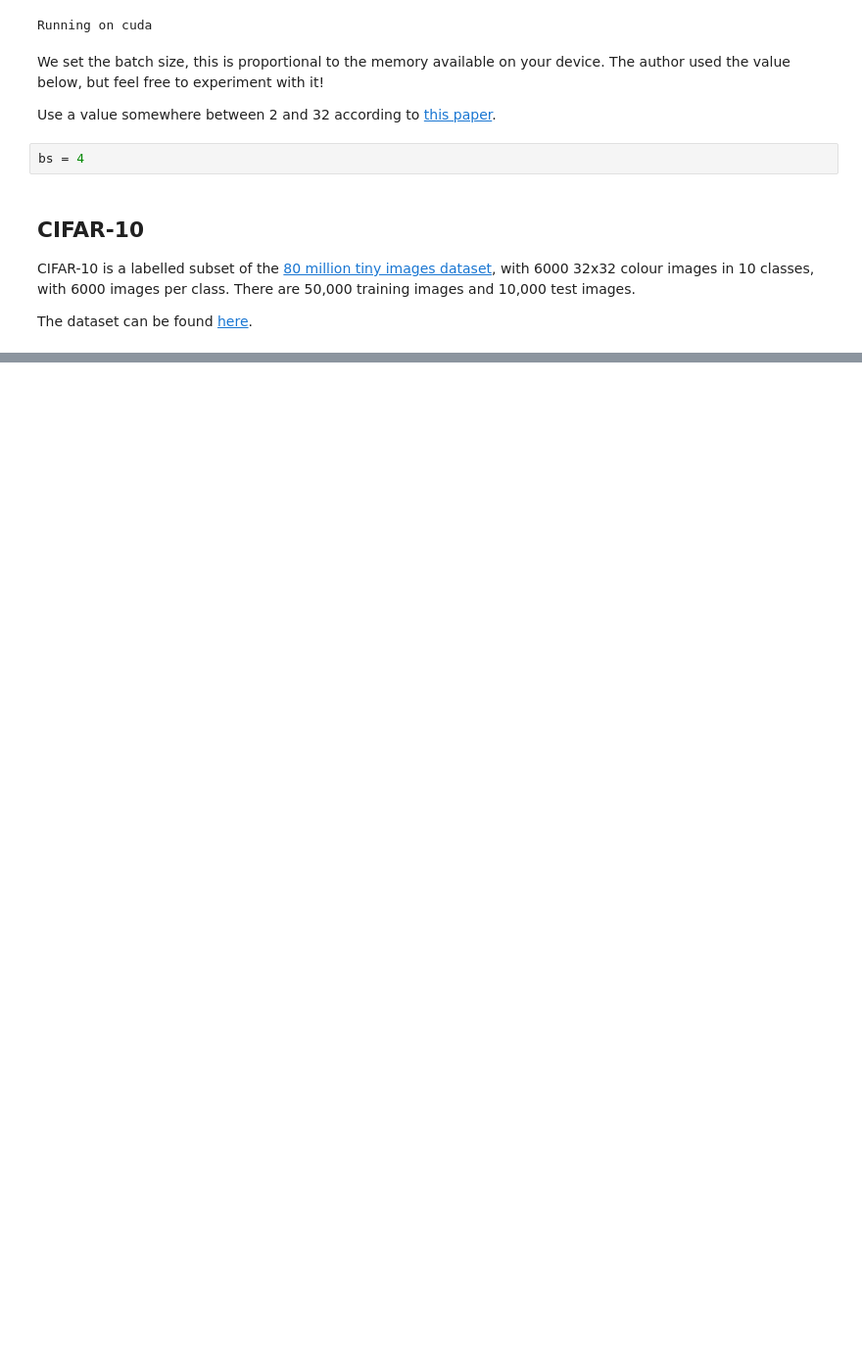
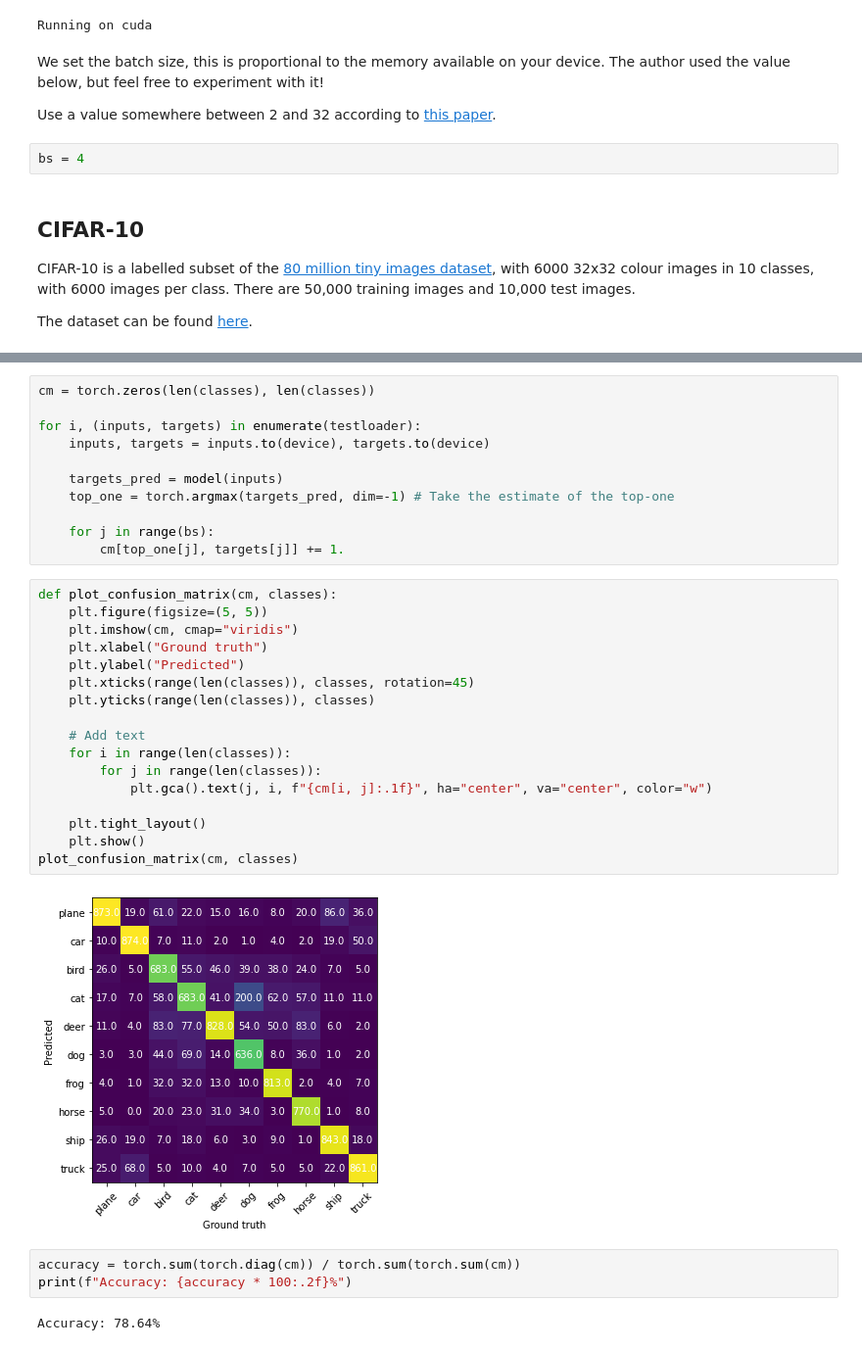
Before and after one commit to rjkilpatrick/alexnet, a Jupyter notebook: alexnet.ipynb, the cells around one changed output, grey strips where cells are left out. Shown at 98% size. Cells and saved outputs as stored; diff of their text form; blank space fills up the shorter version.

```diff
--- a/alexnet.ipynb
+++ b/alexnet.ipynb
@@ -36,0 +286,35 @@ Files already downloaded and verified
+# %%
+cm = torch.zeros(len(classes), len(classes))
+
+for i, (inputs, targets) in enumerate(testloader):
+    inputs, targets = inputs.to(device), targets.to(device)
+
+    targets_pred = model(inputs)
+    top_one = torch.argmax(targets_pred, dim=-1) # Take the estimate of the top-one
+
+    for j in range(bs):
+        cm[top_one[j], targets[j]] += 1.
+# %%
+def plot_confusion_matrix(cm, classes):
+    plt.figure(figsize=(5, 5))
+    plt.imshow(cm, cmap="viridis")
+    plt.xlabel("Ground truth")
+    plt.ylabel("Predicted")
+    plt.xticks(range(len(classes)), classes, rotation=45)
+    plt.yticks(range(len(classes)), classes)
+
+    # Add text
+    for i in range(len(classes)):
+        for j in range(len(classes)):
+            plt.gca().text(j, i, f"{cm[i, j]:.1f}", ha="center", va="center", color="w")
+
+    plt.tight_layout()
+    plt.show()
+plot_confusion_matrix(cm, classes)
+# %% [output]
+[figure, added]
+# %%
+accuracy = torch.sum(torch.diag(cm)) / torch.sum(torch.sum(cm))
+print(f"Accuracy: {accuracy * 100:.2f}%")
+# %% [output]
+Accuracy: 78.64%
```
Also changed, not shown: parts of 22 cells of this notebook, 1 other file.
